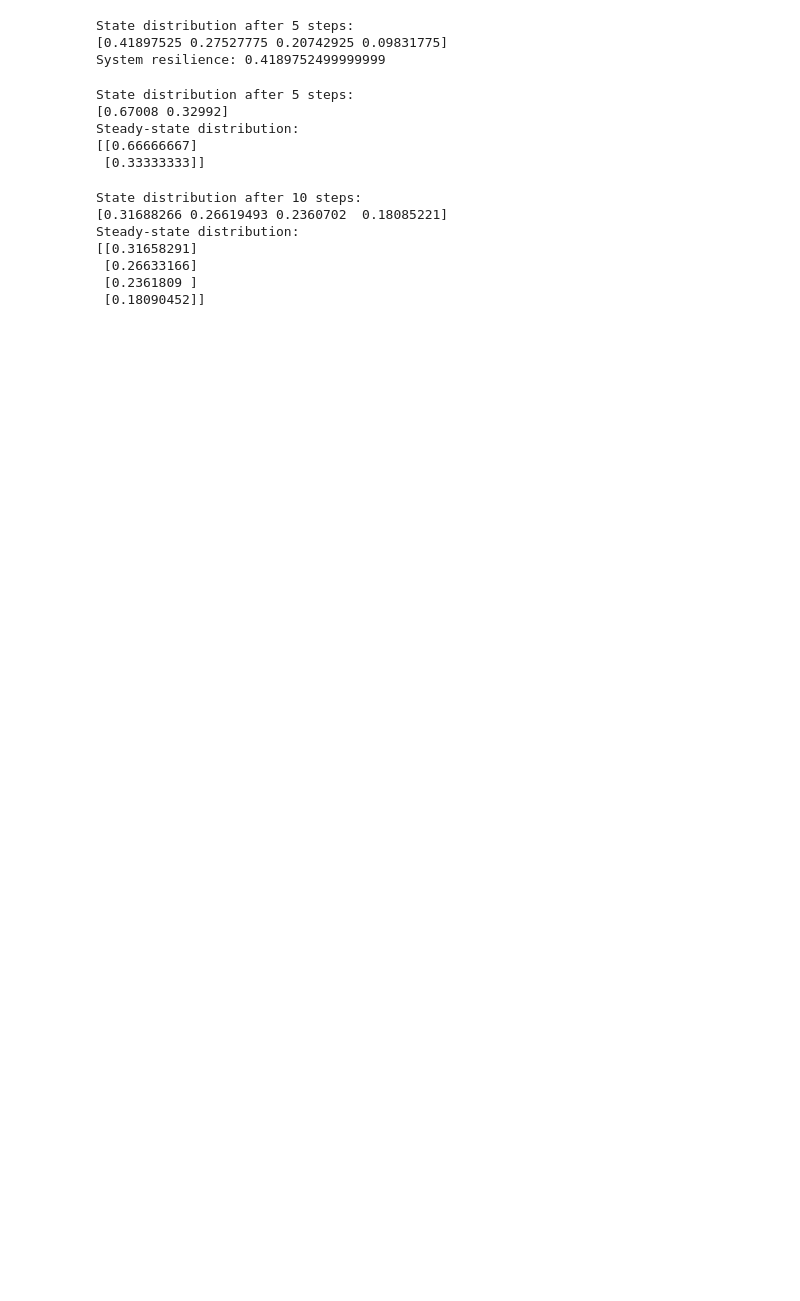
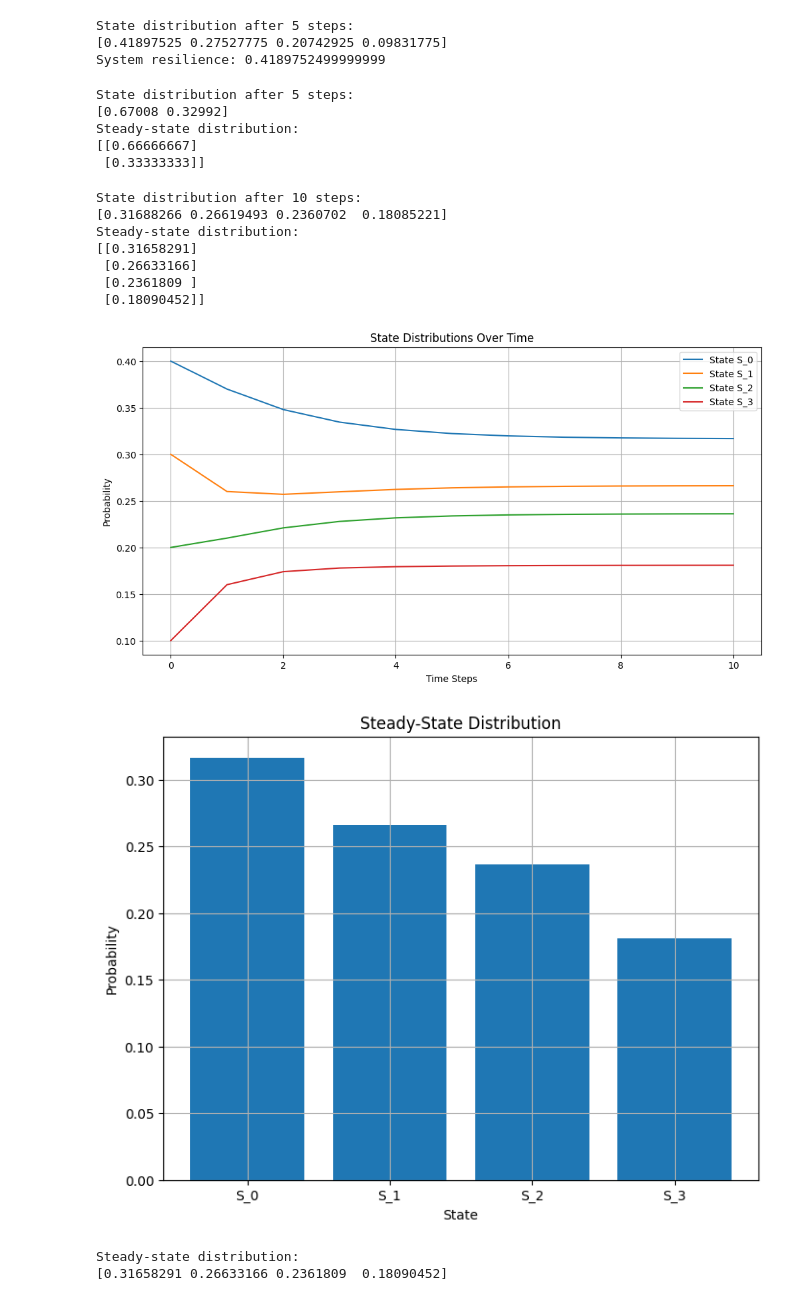
Before and after one commit to mngugi/ML_Cybersec, a Jupyter notebook: markovprocess.ipynb, the cells around one changed output. Cells and saved outputs as stored; diff of their text form; code cells hidden in the pictures; blank space fills up the shorter version.

```diff
--- a/markovprocess.ipynb
+++ b/markovprocess.ipynb
@@ -116,3 +116,66 @@ Steady-state distribution:
  [0.26633166]
  [0.2361809 ]
  [0.18090452]]
+# %%
+import numpy as np
+import matplotlib.pyplot as plt
+
+# Transition matrix
+P = np.array([
+    [0.7, 0.1, 0.1, 0.1],
+    [0.2, 0.5, 0.1, 0.2],
+    [0.1, 0.2, 0.6, 0.1],
+    [0.1, 0.3, 0.2, 0.4]
+])
+
+# Initial state distribution
+X_0 = np.array([0.4, 0.3, 0.2, 0.1])
+
+# Function to evolve state
+def evolve_state(X, P, steps):
+    state_history = [X]
+    for _ in range(steps):
+        X = np.dot(X, P)
+        state_history.append(X)
+    return np.array(state_history)
+
+# Evolve the state for 10 time steps
+steps = 10
+state_history = evolve_state(X_0, P, steps)
+
+# Find steady-state distribution
+eigenvalues, eigenvectors = np.linalg.eig(P.T)
+steady_state = eigenvectors[:, np.isclose(eigenvalues, 1)]
+
+# Normalize the steady-state distribution
+steady_state = steady_state / np.sum(steady_state)
+steady_state = steady_state.real
+
+# Plot the state distributions over time
+plt.figure(figsize=(12, 6))
+for i in range(state_history.shape[1]):
+    plt.plot(range(steps + 1), state_history[:, i], label=f'State S_{i}')
+
+plt.xlabel('Time Steps')
+plt.ylabel('Probability')
+plt.title('State Distributions Over Time')
+plt.legend()
+plt.grid(True)
+plt.show()
+
+# Plot the steady-state distribution
+plt.figure(figsize=(8, 6))
+plt.bar(range(steady_state.size), steady_state.flatten(), tick_label=[f'S_{i}' for i in range(steady_state.size)])
+plt.xlabel('State')
+plt.ylabel('Probability')
+plt.title('Steady-State Distribution')
+plt.grid(True)
+plt.show()
+
+print("Steady-state distribution:")
+print(steady_state.flatten())
+# %% [output]
+[figure, added]
+[figure, added]
+Steady-state distribution:
+[0.31658291 0.26633166 0.2361809  0.18090452]
```
